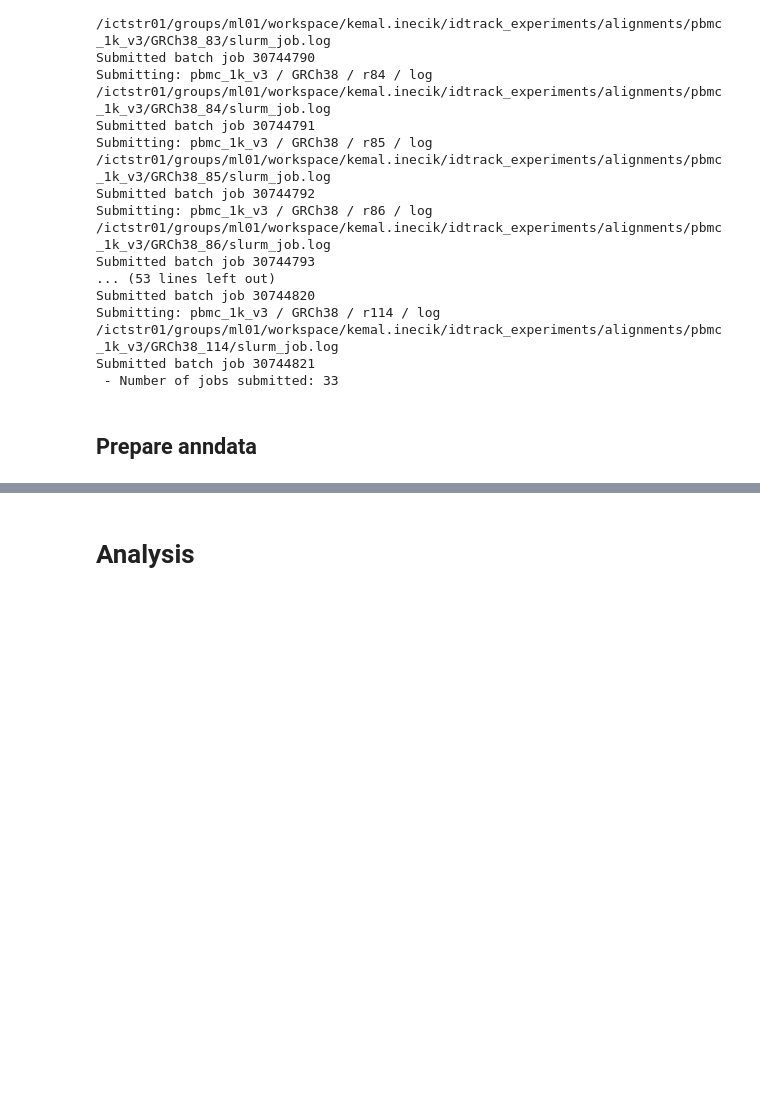
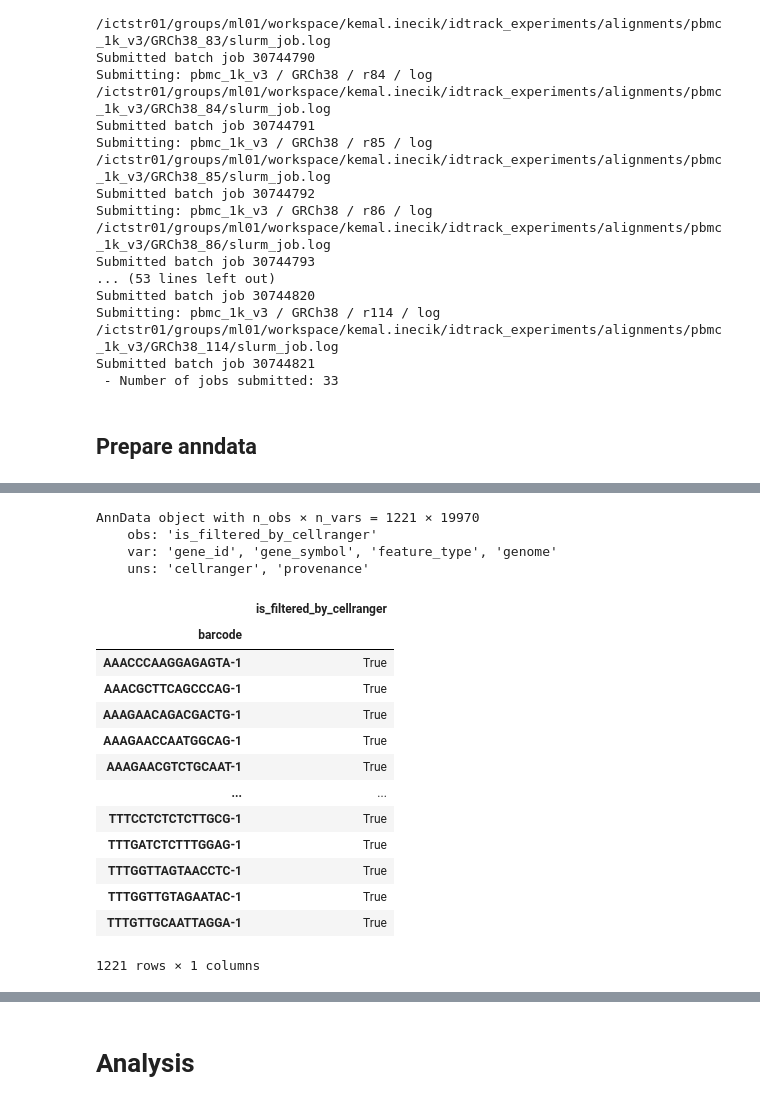
Before and after one commit to theislab/idtrack, a Jupyter notebook: docs/_notebooks/experiment_cellranger_idtrack/run.ipynb, the cells around one changed output, grey strips where cells are left out. Drawn from its saved outputs; the diff is of its cells as text; code cells hidden in the pictures; blank space fills up the shorter version.

```diff
--- a/docs/_notebooks/experiment_cellranger_idtrack/run.ipynb
+++ b/docs/_notebooks/experiment_cellranger_idtrack/run.ipynb
@@ -267,0 +298,24 @@ pass
+# %%
+adata114
+# %% [output]
+AnnData object with n_obs × n_vars = 1221 × 19970
+    obs: 'is_filtered_by_cellranger'
+    var: 'gene_id', 'gene_symbol', 'feature_type', 'genome'
+    uns: 'cellranger', 'provenance'
+# %%
+adata114.obs
+# %% [output]
+|  | is_filtered_by_cellranger |
+| barcode |  |
+| AAACCCAAGGAGAGTA-1 | True |
+| AAACGCTTCAGCCCAG-1 | True |
+| AAAGAACAGACGACTG-1 | True |
+| AAAGAACCAATGGCAG-1 | True |
+| AAAGAACGTCTGCAAT-1 | True |
+| ... | ... |
+| TTTCCTCTCTCTTGCG-1 | True |
+| TTTGATCTCTTTGGAG-1 | True |
+| TTTGGTTAGTAACCTC-1 | True |
+| TTTGGTTGTAGAATAC-1 | True |
+| TTTGTTGCAATTAGGA-1 | True |
+1221 rows × 1 columns
```
Also changed, not shown: parts of 8 cells of this notebook, 1 other file.
